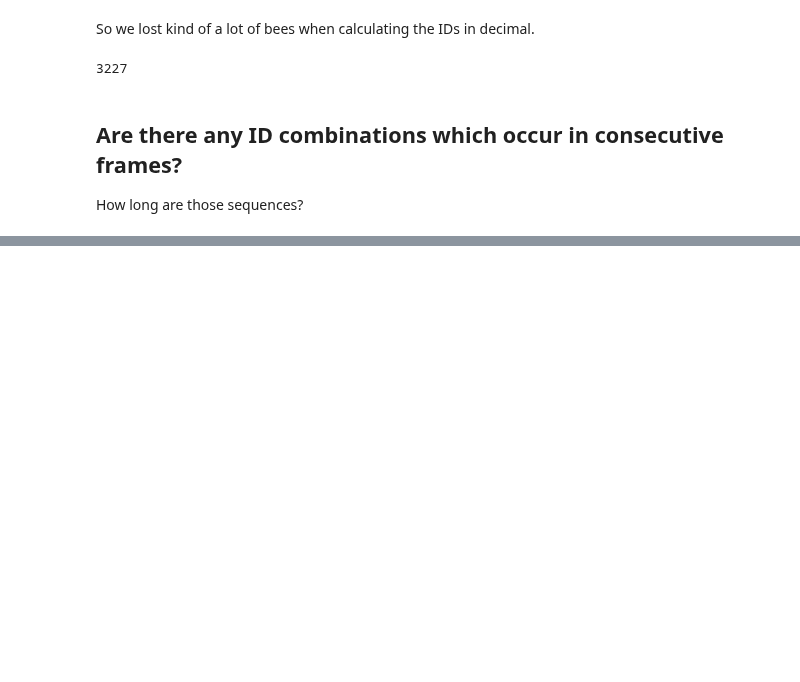
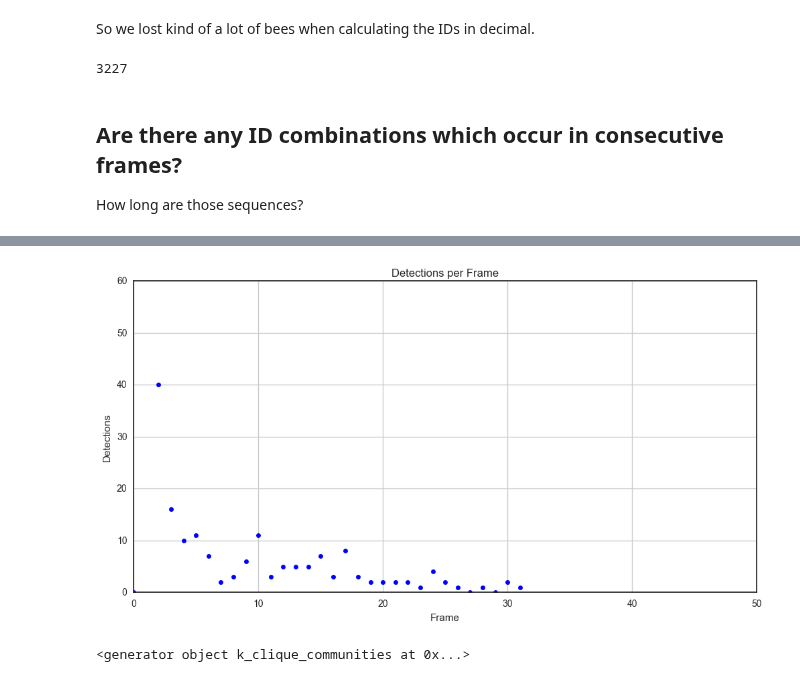
Before and after one commit to aschle/bees-sna, a Jupyter notebook: Positions on Honeycomb.ipynb, the cells around one changed output, grey strips where cells are left out. Saved outputs shown, nothing was run; the diff lists cells and outputs as text; code cells hidden in the pictures; blank space fills up the shorter version.

```diff
--- a/Positions on Honeycomb.ipynb
+++ b/Positions on Honeycomb.ipynb
@@ -120,0 +160,19 @@ How long are those sequences?
+# %%
+degrees = nx.degree_histogram(G)
+# print(degrees)
+
+plt.plot(degrees, 'bo', markersize=5)
+
+plt.xlabel('Frame')
+plt.ylabel('Detections')
+plt.title('Detections per Frame')
+plt.axis([0, 50, 0, 60])
+plt.grid(True)
+
+plt.show()
+# %% [output]
+[figure, added]
+# %%
+nx.k_clique_communities(G, 4)
+# %% [output]
+<generator object k_clique_communities at 0x...>
```
Also changed, not shown: parts of 11 cells of this notebook, 3 other files.
